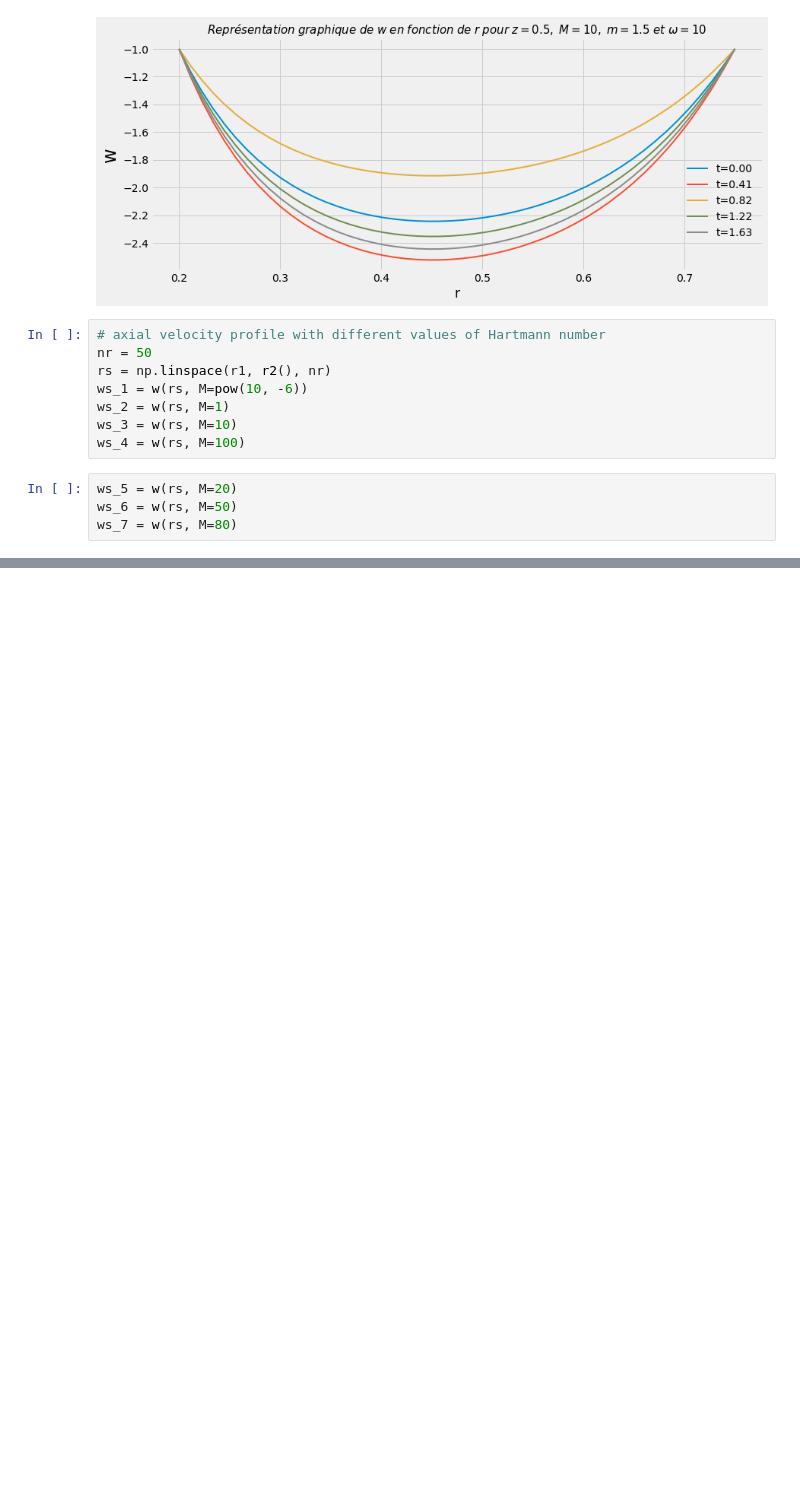
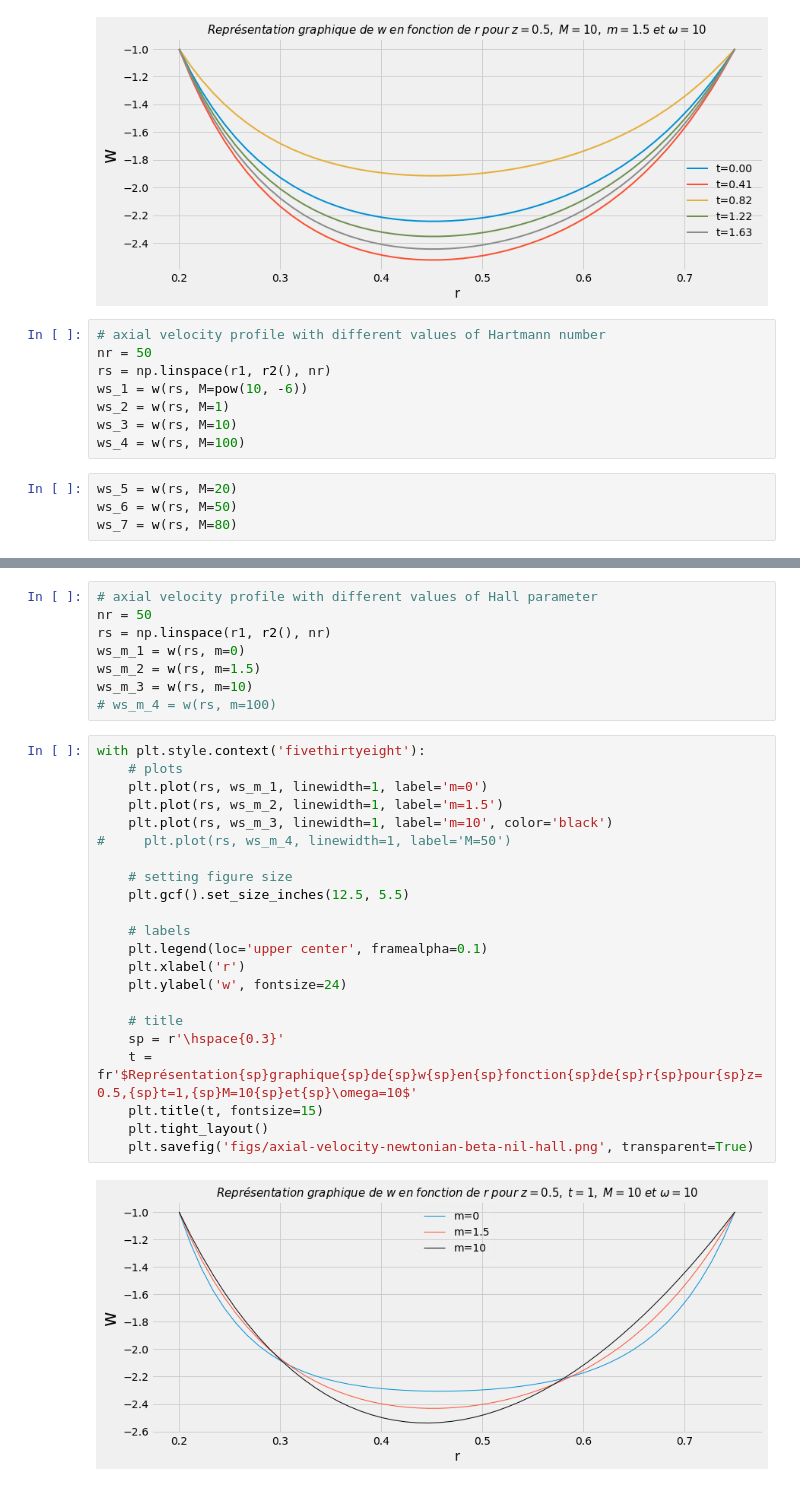
Before and after one commit to ElMehdi19/master-thesis, a Jupyter notebook: notebooks/solutions/NewtonianNoBeta.ipynb, the cells around one changed output, grey strips where cells are left out. Drawn from its saved outputs; the diff is of its cells as text; blank space fills up the shorter version.

Commit message:
axial velocity profile with different values of Hall parameter

```diff
--- a/notebooks/solutions/NewtonianNoBeta.ipynb
+++ b/notebooks/solutions/NewtonianNoBeta.ipynb
@@ -230,0 +231,32 @@ with plt.style.context('fivethirtyeight'):
+# %%
+# axial velocity profile with different values of Hall parameter
+nr = 50
+rs = np.linspace(r1, r2(), nr)
+ws_m_1 = w(rs, m=0)
+ws_m_2 = w(rs, m=1.5)
+ws_m_3 = w(rs, m=10)
+# ws_m_4 = w(rs, m=100)
+# %%
+with plt.style.context('fivethirtyeight'):
+    # plots
+    plt.plot(rs, ws_m_1, linewidth=1, label='m=0')
+    plt.plot(rs, ws_m_2, linewidth=1, label='m=1.5')
+    plt.plot(rs, ws_m_3, linewidth=1, label='m=10', color='black')
+#     plt.plot(rs, ws_m_4, linewidth=1, label='M=50')
+
+    # setting figure size
+    plt.gcf().set_size_inches(12.5, 5.5)
+
+    # labels
+    plt.legend(loc='upper center', framealpha=0.1)
+    plt.xlabel('r')
+    plt.ylabel('w', fontsize=24)
+
+    # title
+    sp = r'\hspace{0.3}'
+    t = fr'$Représentation{sp}graphique{sp}de{sp}w{sp}en{sp}fonction{sp}de{sp}r{sp}pour{sp}z=0.5,{sp}t=1,{sp}M=10{sp}et{sp}\omega=10$'
+    plt.title(t, fontsize=15)
+    plt.tight_layout()
+    plt.savefig('figs/axial-velocity-newtonian-beta-nil-hall.png', transparent=True)
+# %% [output]
+[figure, added]
```
Also changed, not shown: parts of 1 cell of this notebook, 1 other file.
